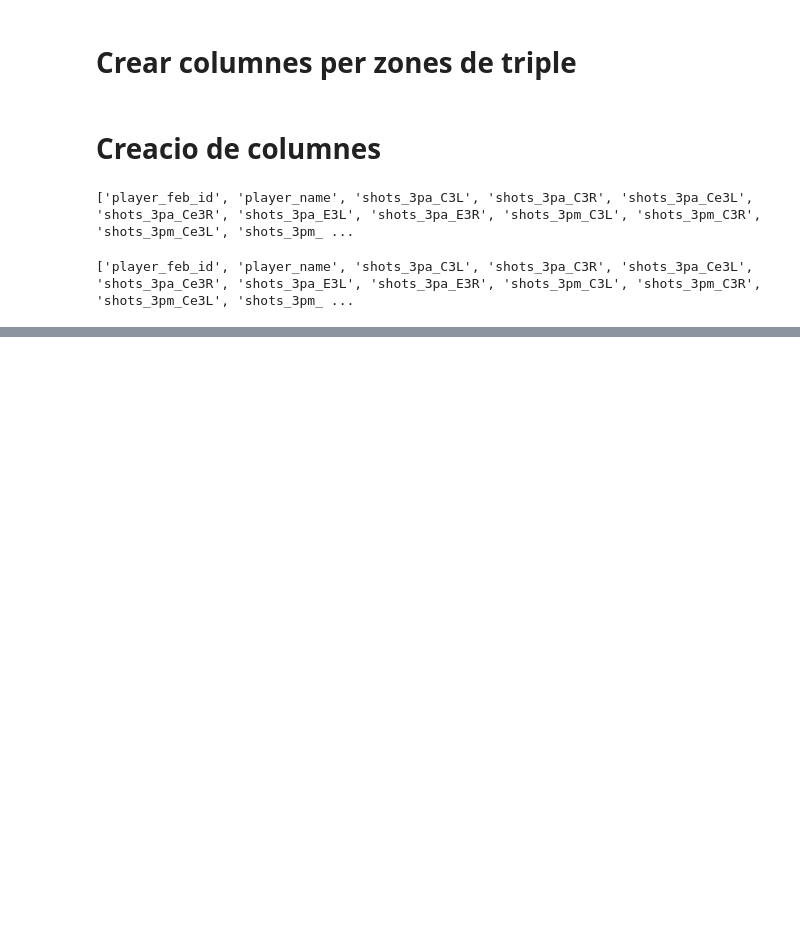
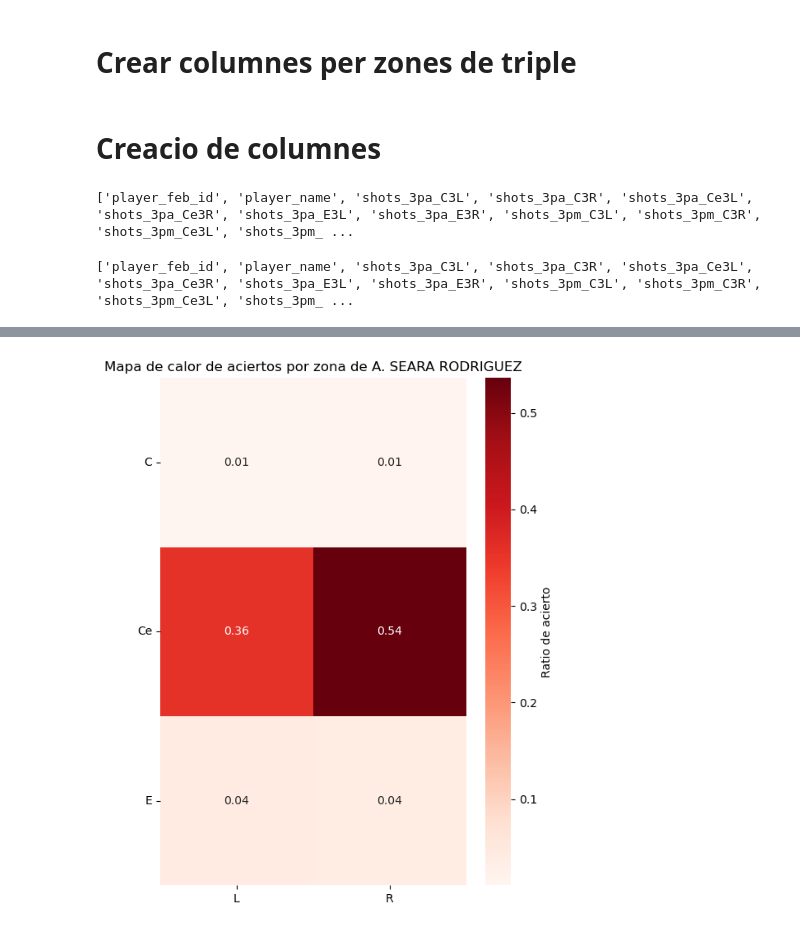
Before and after one commit to JoseGomez23/feb_jose_alvaro, a Jupyter notebook: feb_jose_alvaro.ipynb, the cells around one changed output, grey strips where cells are left out. Drawn from its saved outputs; the diff is of its cells as text; code cells hidden in the pictures; blank space fills up the shorter version.

```diff
--- a/feb_jose_alvaro.ipynb
+++ b/feb_jose_alvaro.ipynb
@@ -361,0 +366,8 @@ df_pivot_filtered.groupby("cluster")[[
+# %%
+player = "A. SEARA RODRIGUEZ"
+df_player = df_pivot[df_pivot["player_name"] == player]
+
+if df_player.empty:
+    raise ValueError("Jugador no encontrado")
+
+df_player.head()
@@ -361,0 +378,27 @@ df_pivot_filtered.groupby("cluster")[[
+# %%
+
+
+zones = ["C3L", "C3R", "Ce3L", "Ce3R", "E3L", "E3R"]
+ratio_cols = [f"ratio_3pa_{z}" for z in zones]
+
+# Tomar los ratios
+heatmap_values = df_player[ratio_cols].values.flatten()
+# %%
+heatmap_matrix = np.array([
+    [heatmap_values[zones.index("C3L")], heatmap_values[zones.index("C3R")]],
+    [heatmap_values[zones.index("Ce3L")], heatmap_values[zones.index("Ce3R")]],
+    [heatmap_values[zones.index("E3L")], heatmap_values[zones.index("E3R")]]
+])
+# %%
+import matplotlib.pyplot as plt
+import seaborn as sns
+
+
+plt.figure(figsize=(6, 8))
+sns.heatmap(heatmap_matrix, annot=True, fmt=".2f", cmap="Reds", cbar_kws={'label': 'Ratio de acierto'})
+plt.title(f"Mapa de calor de aciertos por zona de {player}")
+plt.yticks([0.5,1.5,2.5], ["C", "Ce", "E"], rotation=0)
+plt.xticks([0.5,1.5], ["L", "R"], rotation=0)
+plt.show()
+# %% [output]
+[figure, added]
```
Also changed, not shown: parts of 9 cells of this notebook.
